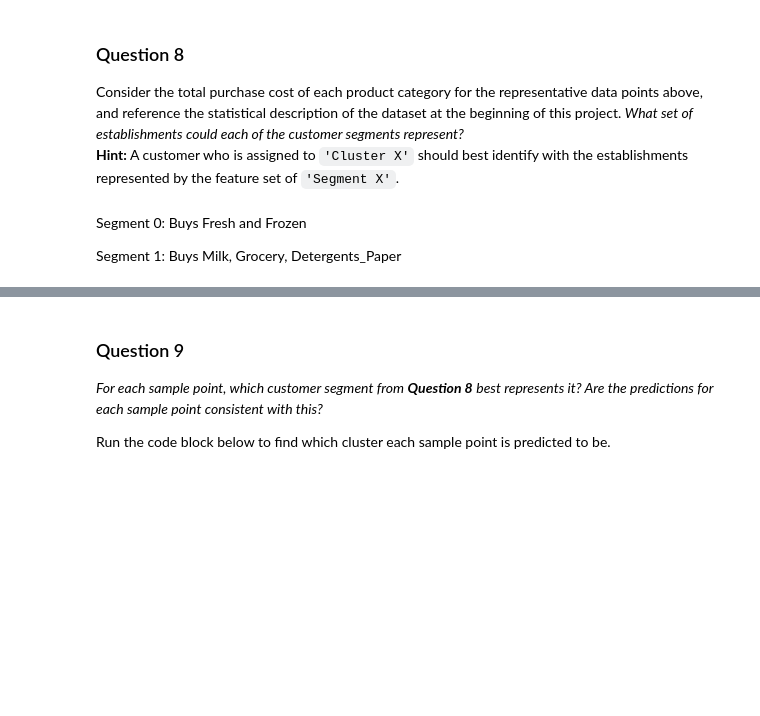
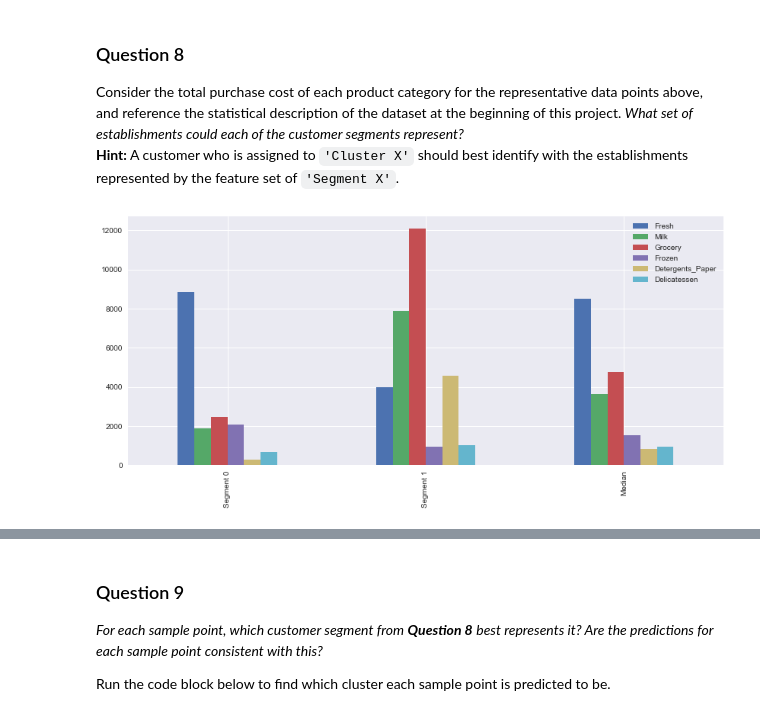
Before and after one commit to paulfoley/Udacity_Nanodegree-Machine_Learning, a Jupyter notebook: projects/customer_segments/customer_segments.ipynb, the cells around one changed output, grey strips where cells are left out. Saved outputs shown, nothing was run; the diff lists cells and outputs as text; code cells hidden in the pictures; blank space fills up the shorter version.

Commit message:
Customer Segments

```diff
--- a/projects/customer_segments/customer_segments.ipynb
+++ b/projects/customer_segments/customer_segments.ipynb
@@ -600,7 +596,10 @@ display(true_centers)
 ### Question 8
 Consider the total purchase cost of each product category for the representative data points above, and reference the statistical description of the dataset at the beginning of this project. *What set of establishments could each of the customer segments represent?*
 **Hint:** A customer who is assigned to `'Cluster X'` should best identify with the establishments represented by the feature set of `'Segment X'`.
-# %% [markdown]
-Segment 0: Buys Fresh and Frozen
-
-Segment 1: Buys Milk, Grocery, Detergents_Paper
+# %%
+# Use Seaborn for Data Visualisation of samples
+segment_bar = true_centers.append(data_description.loc['50%'])
+segment_bar.index = ["Segment 0", "Segment 1", "Median"]
+plot = segment_bar.plot(kind='bar', figsize=(14,6))
+# %% [output]
+[figure, added]
```
Also changed, not shown: parts of 14 cells of this notebook, 1 other file.
